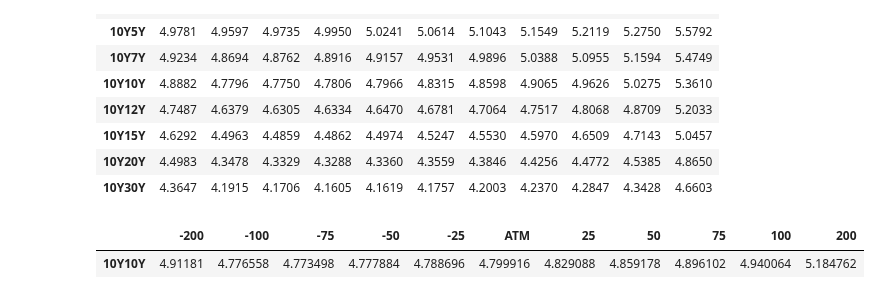
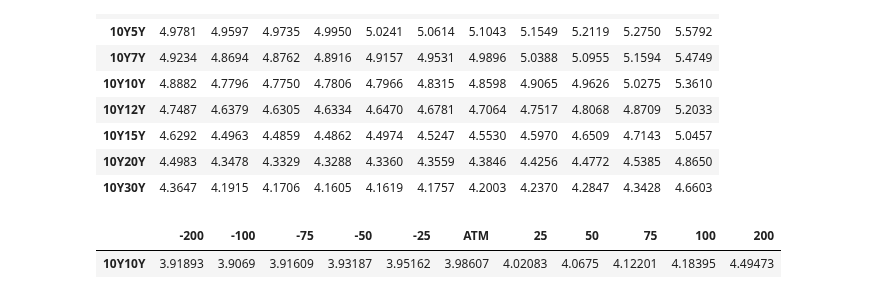
Before and after one commit to NannaOhrt/master_thesis, a Jupyter notebook: main/code/smile_10Y10Y.ipynb, the cells around one changed output. Saved outputs shown, nothing was run; the diff lists cells and outputs as text; code cells hidden in the pictures.

```diff
--- a/main/code/smile_10Y10Y.ipynb
+++ b/main/code/smile_10Y10Y.ipynb
@@ -63,16 +63,16 @@ df_OTM_2024
 # %%
 OTM_2022 = """
 -200 -100 -75 -50 -25 ATM 25 50 75 100 200
 
-10Y10Y 4,8155 4,6829 4,6799 4,6842 4,6948 4,7058 4,7344 4,7639 4,8001 4,8432 5,0831
+10Y10Y 3,91893 3,9069 3,91609 3,93187 3,95162 3,98607 4,02083 4,0675 4,12201 4,18395 4,49473
 """
 OTM_2022 = OTM_2022.replace(",", ".")
 OTM_2022_io = StringIO(OTM_2022)
-df_OTM_2022 = pd.read_csv(OTM_2022_io, sep=" ")*1.02
+df_OTM_2022 = pd.read_csv(OTM_2022_io, sep=" ")
 df_OTM_2022
 # %% [output]
 |  | -200 | -100 | -75 | -50 | -25 | ATM | 25 | 50 | 75 | 100 | 200 |
-| 10Y10Y | 4.91181 | 4.776558 | 4.773498 | 4.777884 | 4.788696 | 4.799916 | 4.829088 | 4.859178 | 4.896102 | 4.940064 | 5.184762 |
+| 10Y10Y | 3.91893 | 3.9069 | 3.91609 | 3.93187 | 3.95162 | 3.98607 | 4.02083 | 4.0675 | 4.12201 | 4.18395 | 4.49473 |
 # %%
 OTM_2021 = """
 -200 -100 -75 -50 -25 ATM 25 50 75 100 200
```
Also changed, not shown: parts of 3 cells of this notebook, 8 other files.
